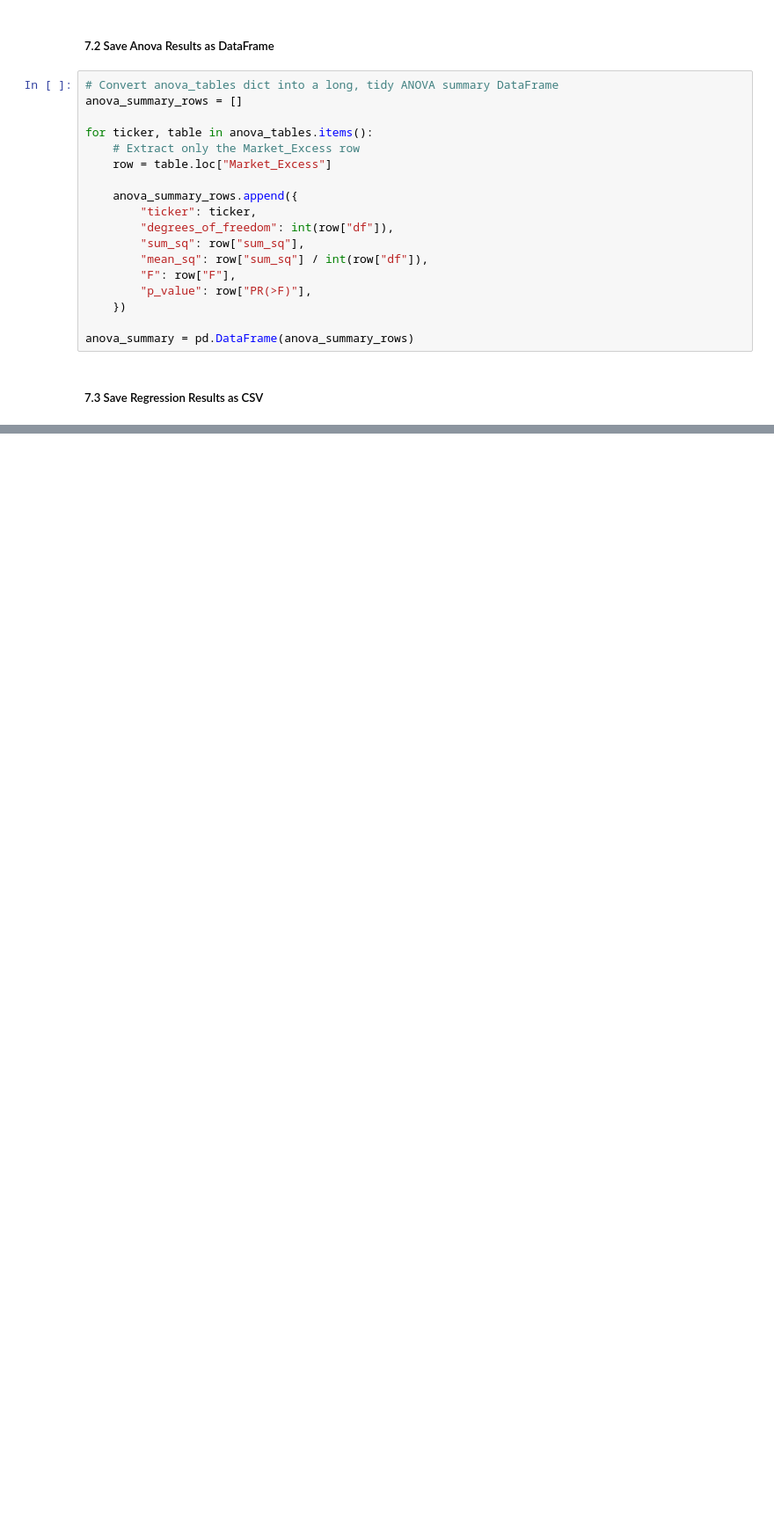
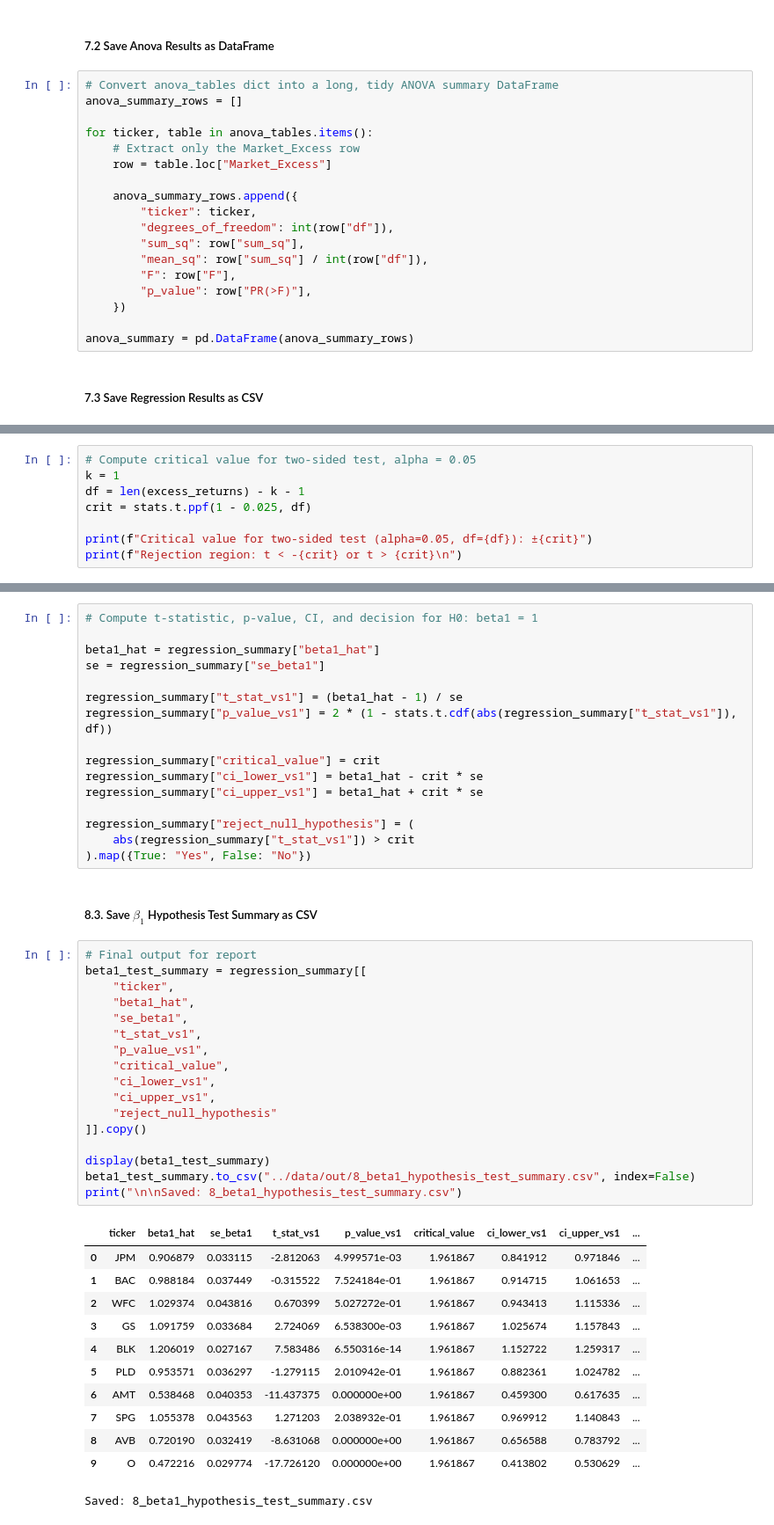
Before and after one commit to priyadarshanparida/market-model-fin6307, a Jupyter notebook: code/market-model.ipynb, the cells around one changed output, grey strips where cells are left out. Shown at 88% size. Saved outputs shown, nothing was run; the diff lists cells and outputs as text; blank space fills up the shorter version.

```diff
--- a/code/market-model.ipynb
+++ b/code/market-model.ipynb
@@ -649,0 +652,8 @@ print(regression_summary.head())
+# %%
+# Compute critical value for two-sided test, alpha = 0.05
+k = 1
+df = len(excess_returns) - k - 1
+crit = stats.t.ppf(1 - 0.025, df)
+
+print(f"Critical value for two-sided test (alpha=0.05, df={df}): ±{crit}")
+print(f"Rejection region: t < -{crit} or t > {crit}\n")
@@ -649,0 +668,48 @@ print(regression_summary.head())
+# %%
+# Compute t-statistic, p-value, CI, and decision for H0: beta1 = 1
+
+beta1_hat = regression_summary["beta1_hat"]
+se = regression_summary["se_beta1"]
+
+regression_summary["t_stat_vs1"] = (beta1_hat - 1) / se
+regression_summary["p_value_vs1"] = 2 * (1 - stats.t.cdf(abs(regression_summary["t_stat_vs1"]), df))
+
+regression_summary["critical_value"] = crit
+regression_summary["ci_lower_vs1"] = beta1_hat - crit * se
+regression_summary["ci_upper_vs1"] = beta1_hat + crit * se
+
+regression_summary["reject_null_hypothesis"] = (
+    abs(regression_summary["t_stat_vs1"]) > crit
+).map({True: "Yes", False: "No"})
+# %% [markdown]
+##### 8.3. Save $\beta_1$ Hypothesis Test Summary as CSV
+# %%
+# Final output for report
+beta1_test_summary = regression_summary[[
+    "ticker",
+    "beta1_hat",
+    "se_beta1",
+    "t_stat_vs1",
+    "p_value_vs1",
+    "critical_value",
+    "ci_lower_vs1",
+    "ci_upper_vs1",
+    "reject_null_hypothesis"
+]].copy()
+
+display(beta1_test_summary)
+beta1_test_summary.to_csv("../data/out/8_beta1_hypothesis_test_summary.csv", index=False)
+print("\n\nSaved: 8_beta1_hypothesis_test_summary.csv")
+# %% [output]
+|  | ticker | beta1_hat | se_beta1 | t_stat_vs1 | p_value_vs1 | critical_value | ci_lower_vs1 | ci_upper_vs1 | ... |
+| 0 | JPM | 0.906879 | 0.033115 | -2.812063 | 4.999571e-03 | 1.961867 | 0.841912 | 0.971846 | ... |
+| 1 | BAC | 0.988184 | 0.037449 | -0.315522 | 7.524184e-01 | 1.961867 | 0.914715 | 1.061653 | ... |
+| 2 | WFC | 1.029374 | 0.043816 | 0.670399 | 5.027272e-01 | 1.961867 | 0.943413 | 1.115336 | ... |
+| 3 | GS | 1.091759 | 0.033684 | 2.724069 | 6.538300e-03 | 1.961867 | 1.025674 | 1.157843 | ... |
+| 4 | BLK | 1.206019 | 0.027167 | 7.583486 | 6.550316e-14 | 1.961867 | 1.152722 | 1.259317 | ... |
+| 5 | PLD | 0.953571 | 0.036297 | -1.279115 | 2.010942e-01 | 1.961867 | 0.882361 | 1.024782 | ... |
+| 6 | AMT | 0.538468 | 0.040353 | -11.437375 | 0.000000e+00 | 1.961867 | 0.459300 | 0.617635 | ... |
+| 7 | SPG | 1.055378 | 0.043563 | 1.271203 | 2.038932e-01 | 1.961867 | 0.969912 | 1.140843 | ... |
+| 8 | AVB | 0.720190 | 0.032419 | -8.631068 | 0.000000e+00 | 1.961867 | 0.656588 | 0.783792 | ... |
+| 9 | O | 0.472216 | 0.029774 | -17.726120 | 0.000000e+00 | 1.961867 | 0.413802 | 0.530629 | ... |
+Saved: 8_beta1_hypothesis_test_summary.csv
```
Also changed, not shown: parts of 10 cells of this notebook, 2 other files.
